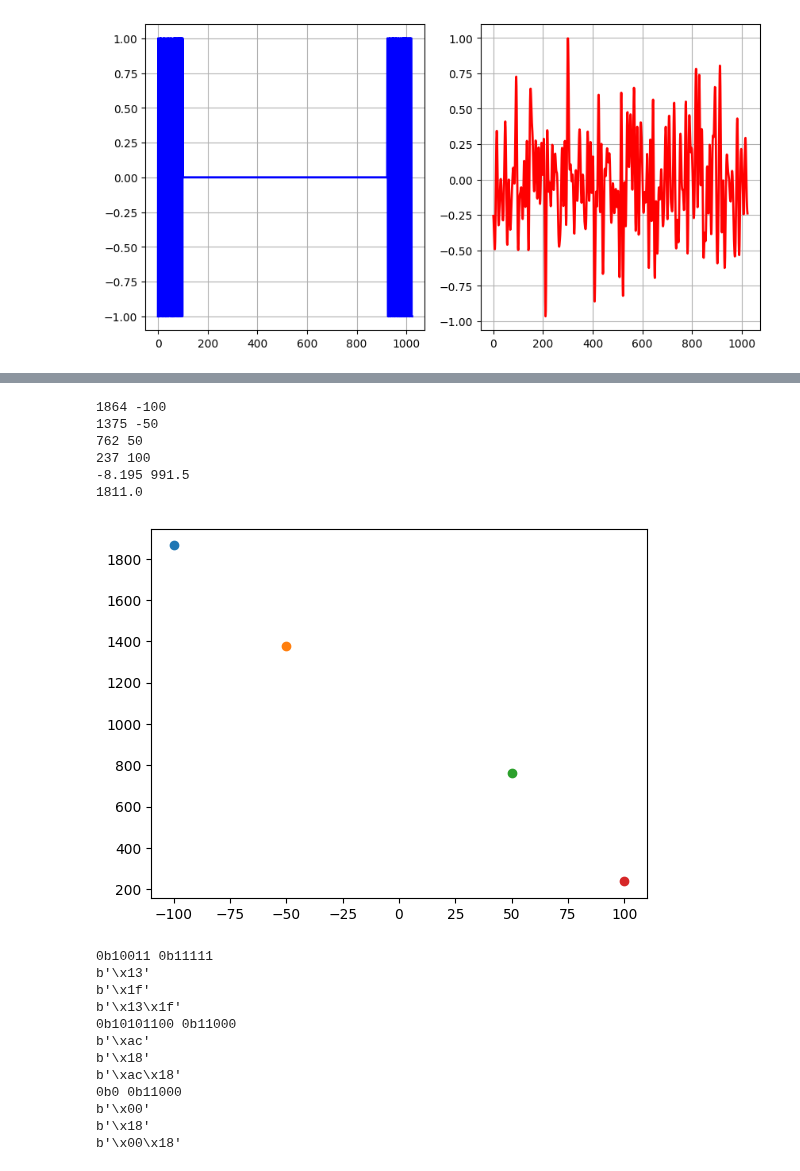
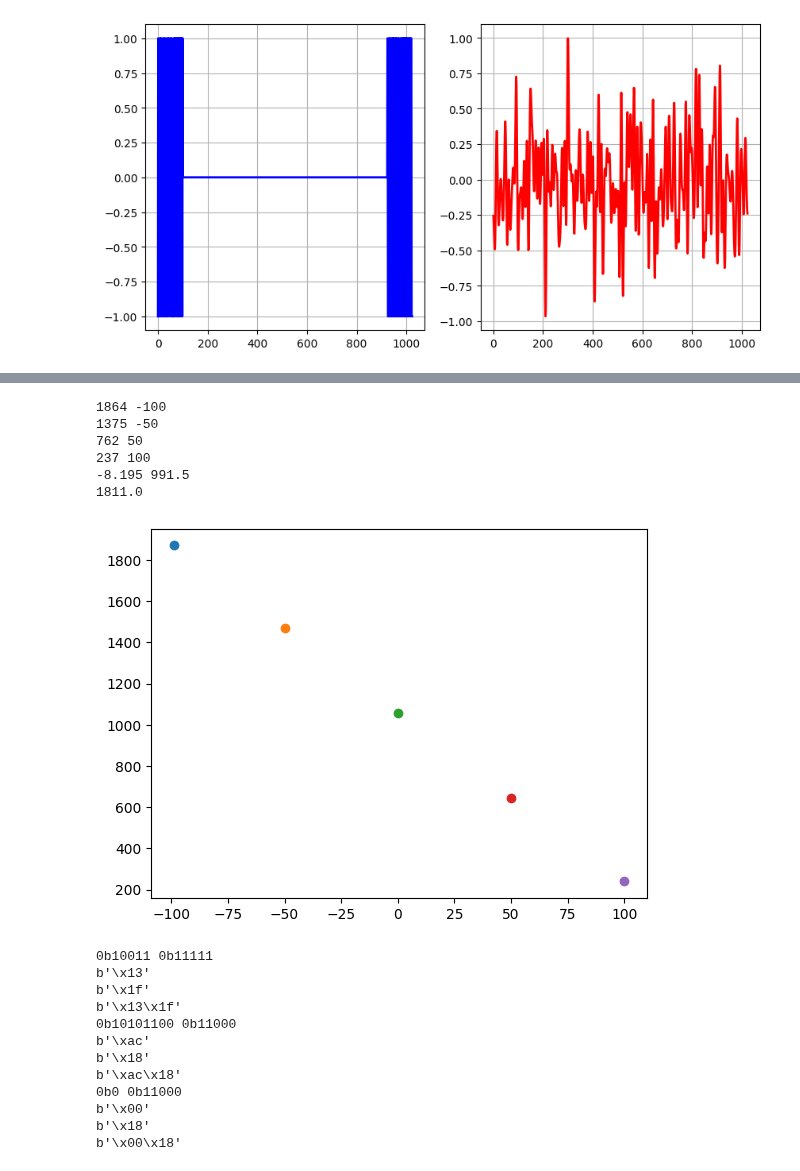
Before and after one commit to jvvtt/a2gMeasurements, a Jupyter notebook: notebook_for_tests.ipynb, the cells around one changed output, grey strips where cells are left out. Drawn from its saved outputs; the diff is of its cells as text; code cells hidden in the pictures.

```diff
--- a/notebook_for_tests.ipynb
+++ b/notebook_for_tests.ipynb
@@ -828,31 +901,33 @@ data4 = {'A': 100, 'E':3, 'T':-100, 'R': -2,
 # %%
 print(int(0b11101001000), -100)
 print(int(0b10101011111), -50)
 print(int(0b01011111010), 50)
 print(int(0b11101101), 100)
 
 import matplotlib.pyplot as plt
 import numpy as np
 
 a,b = np.linalg.solve([[-100, 1], [100, 1]], [1811, 172])
 print(a, b)
 print(-100*a+b)
 
-
-plt.scatter(-100,1864)
-plt.scatter(-50,1375)
-plt.scatter(50,762)
-plt.scatter(100,237)
+fig, ax = plt.subplots(1,1)
+ax.scatter(-99,1870)
+ax.scatter(-50,1467)
+ax.scatter(0, 1059)
+ax.scatter(50,645)
+ax.scatter(100,239)
+#ax.axis('equal')
 
 plt.show()
 # %% [output]
 1864 -100
 1375 -50
 762 50
 237 100
 -8.195 991.5
 1811.0
-[figure, old version]
+[figure, new version]
 # %%
 import numpy as np
 
```
Also changed, not shown: parts of 3 cells of this notebook.
